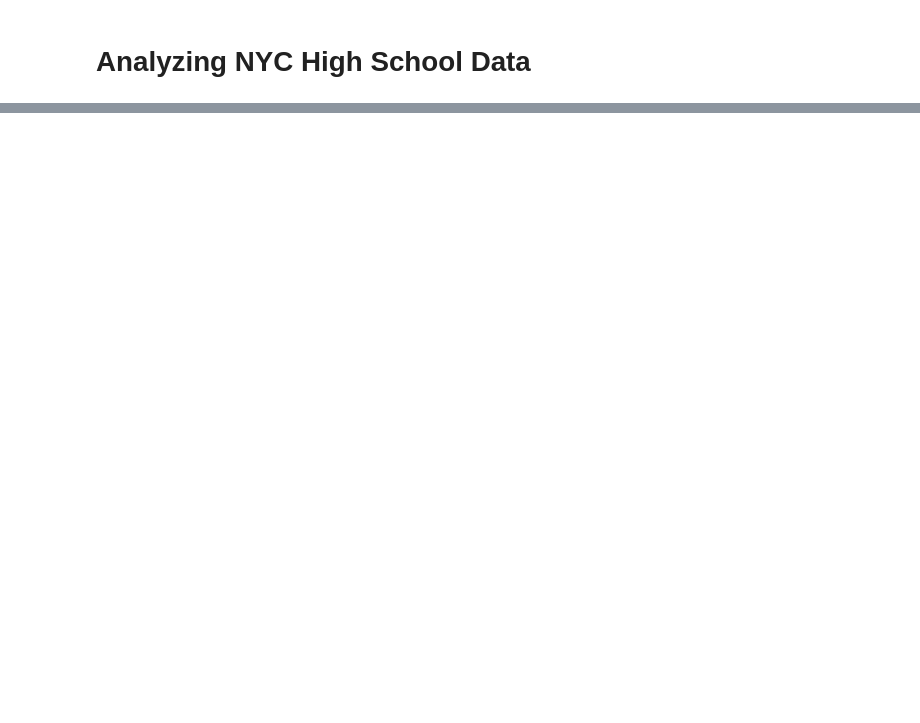
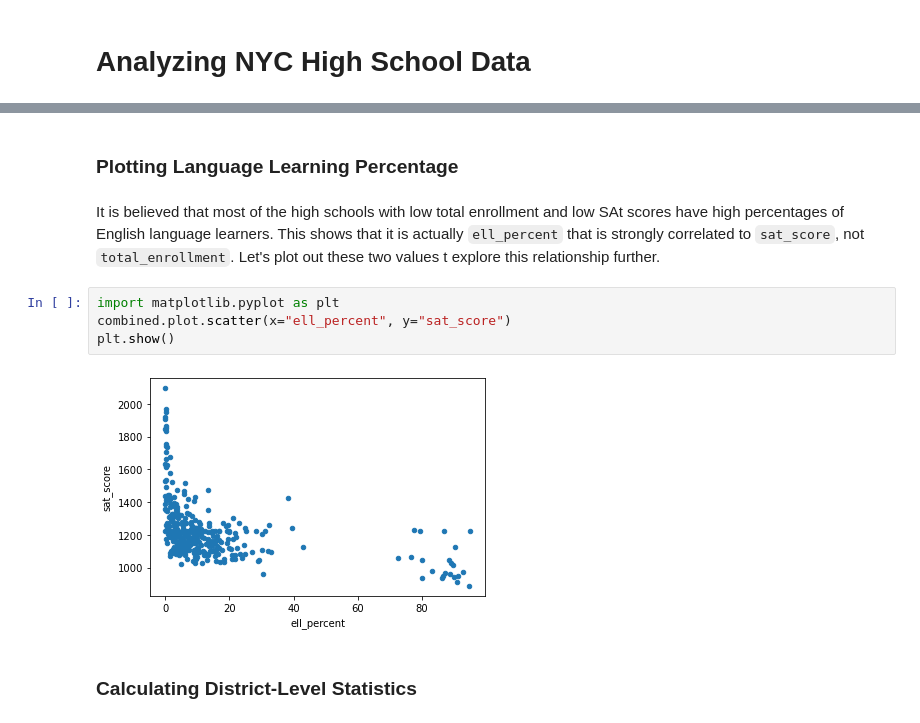
Before and after one commit to pheygiod/my_projects, a Jupyter notebook: nyc_high_school.ipynb, the cells around one changed output, grey strips where cells are left out. Drawn from its saved outputs; the diff is of its cells as text; blank space fills up the shorter version.

```diff
--- a/nyc_high_school.ipynb
+++ b/nyc_high_school.ipynb
@@ -70,0 +798,12 @@ data["survey"] = survey
+# %% [markdown]
+### Plotting Language Learning Percentage
+# %% [markdown]
+It is believed that most of the high schools with low total enrollment and low SAt scores have high percentages of English language learners. This shows that it is actually `ell_percent` that is strongly correlated to `sat_score`, not `total_enrollment`. Let's plot out these two values t explore this relationship further.
+# %%
+import matplotlib.pyplot as plt
+combined.plot.scatter(x="ell_percent", y="sat_score")
+plt.show()
+# %% [output]
+[figure, added]
+# %% [markdown]
+### Calculating District-Level Statistics
```
Also changed, not shown: parts of 95 cells of this notebook, 1 other file.
